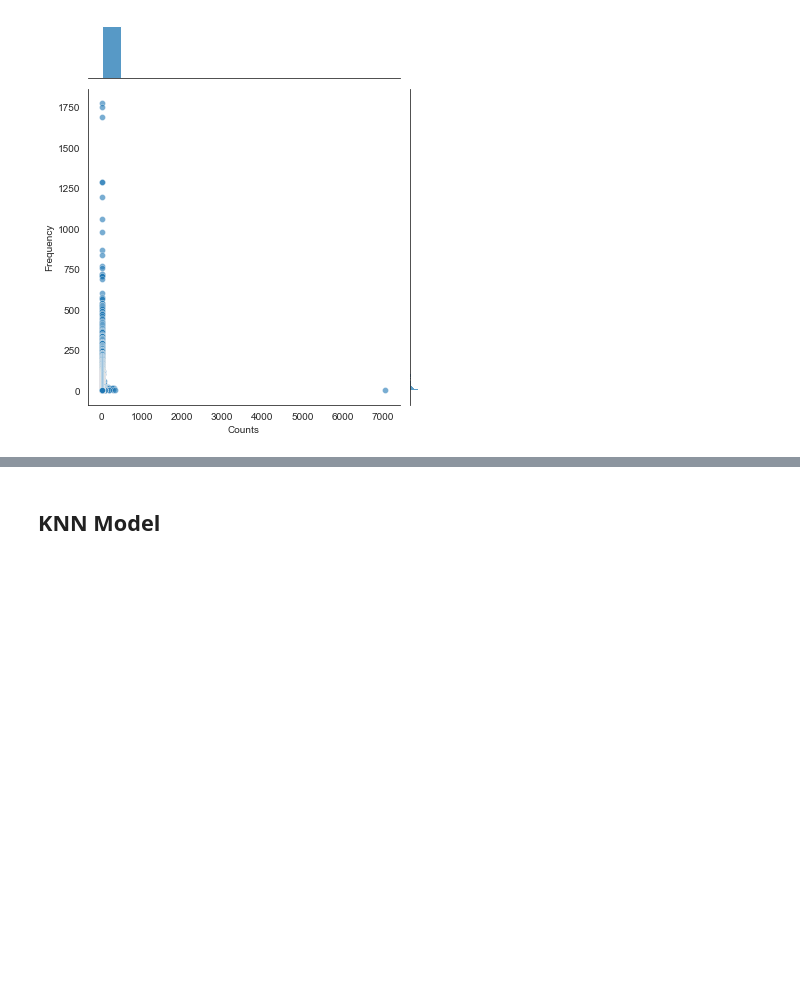
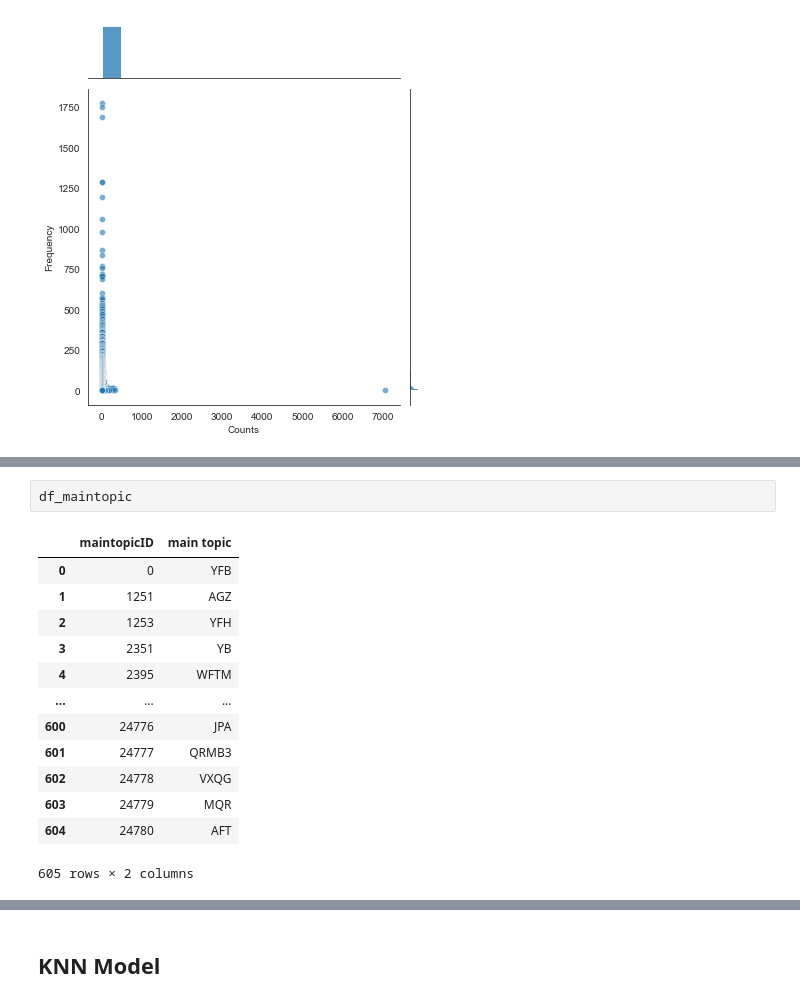
Before and after one commit to SohZongXian/DMC-2021, a Jupyter notebook: DMC script.ipynb, the cells around one changed output, grey strips where cells are left out. Drawn from its saved outputs; the diff is of its cells as text; blank space fills up the shorter version.

```diff
--- a/DMC script.ipynb
+++ b/DMC script.ipynb
@@ -581,0 +582,16 @@ sns.jointplot(x='Counts', y='Frequency', data=sub,  alpha=0.6)
+# %%
+df_maintopic
+# %% [output]
+|  | maintopicID | main topic |
+| 0 | 0 | YFB |
+| 1 | 1251 | AGZ |
+| 2 | 1253 | YFH |
+| 3 | 2351 | YB |
+| 4 | 2395 | WFTM |
+| ... | ... | ... |
+| 600 | 24776 | JPA |
+| 601 | 24777 | QRMB3 |
+| 602 | 24778 | VXQG |
+| 603 | 24779 | MQR |
+| 604 | 24780 | AFT |
+605 rows × 2 columns
```
Also changed, not shown: parts of 28 cells of this notebook.
